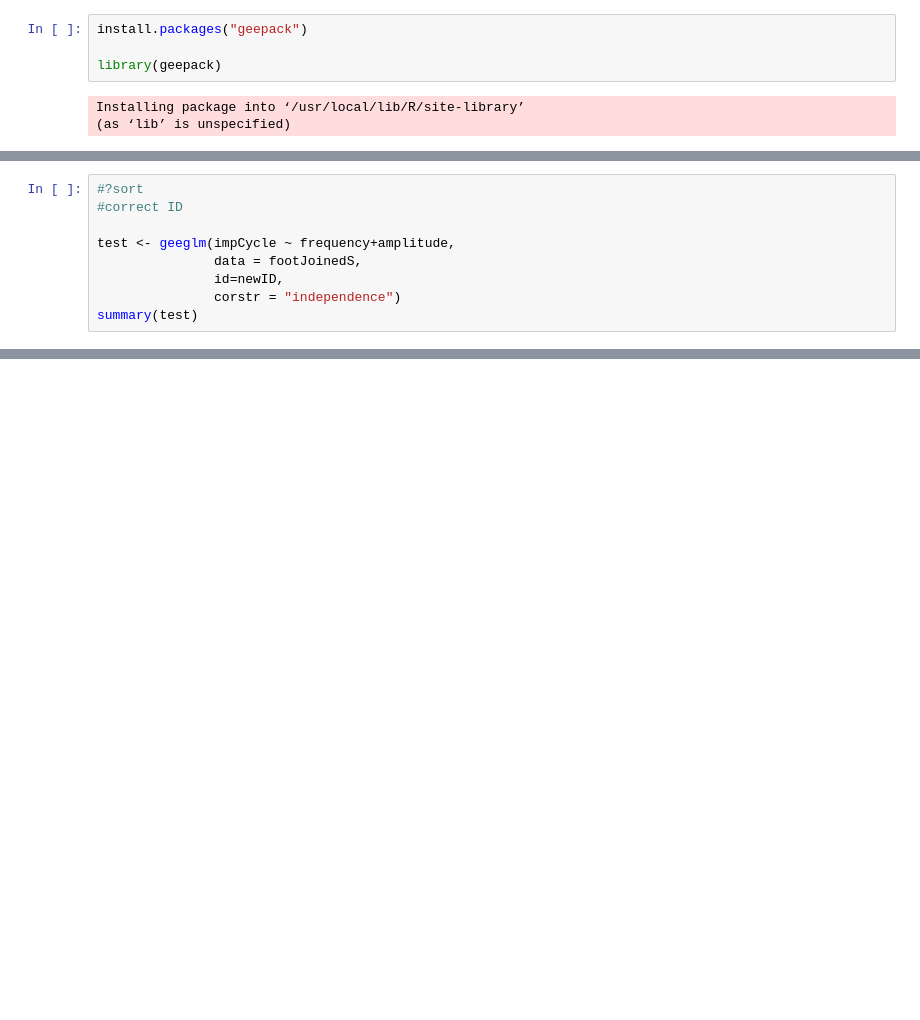
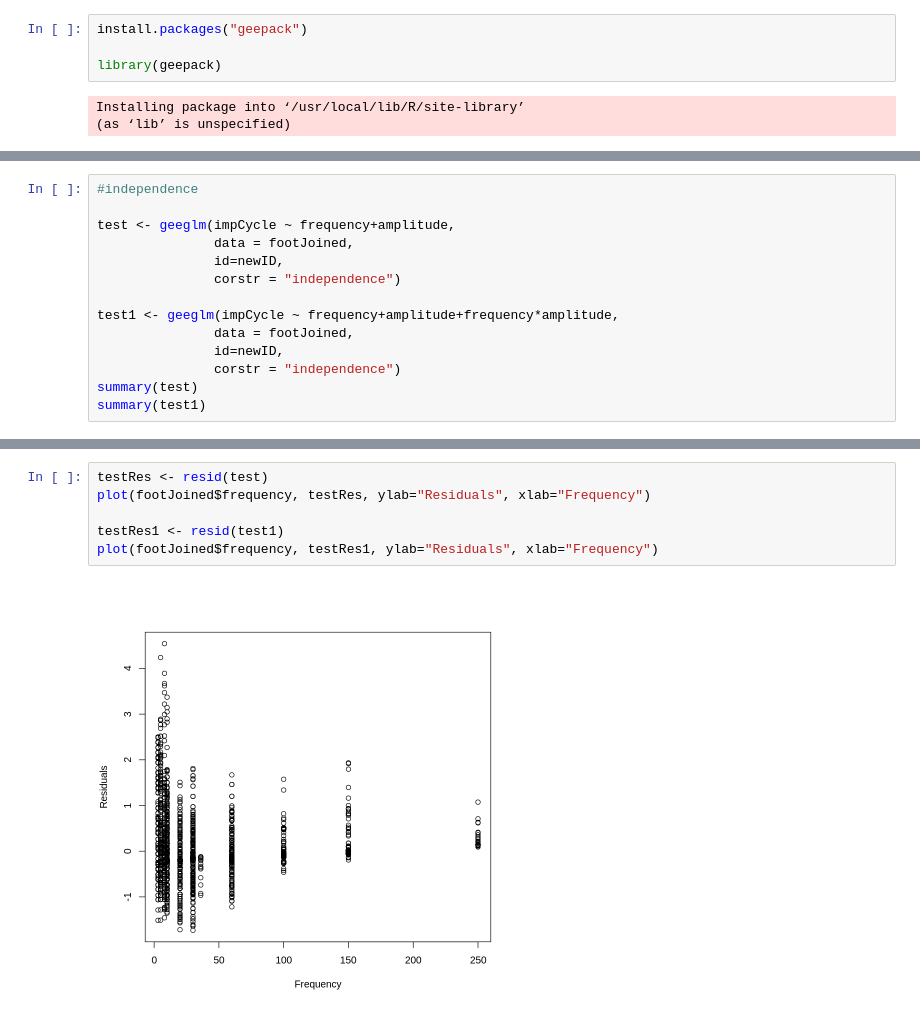
Before and after one commit to havaledar/6200, a Jupyter notebook: A2.ipynb, the cells around one changed output, grey strips where cells are left out. Drawn from its saved outputs; the diff is of its cells as text; blank space fills up the shorter version.

```diff
--- a/A2.ipynb
+++ b/A2.ipynb
@@ -435,11 +429,16 @@ footJoinedS$frequency <- as.factor(footJoinedS$frequency)
 # %%
-#?sort
-#correct ID
+#independence
 
 test <- geeglm(impCycle ~ frequency+amplitude,
-               data = footJoinedS,
+               data = footJoined,
+               id=newID,
+               corstr = "independence")
+
+test1 <- geeglm(impCycle ~ frequency+amplitude+frequency*amplitude,
+               data = footJoined,
                id=newID,
                corstr = "independence")
 summary(test)
+summary(test1)
 # %% [output]
 Call:
@@ -462,0 +481,8 @@ Number of clusters:   52  Maximum cluster size: 108
+# %%
+testRes <- resid(test)
+plot(footJoined$frequency, testRes, ylab="Residuals", xlab="Frequency")
+
+testRes1 <- resid(test1)
+plot(footJoined$frequency, testRes1, ylab="Residuals", xlab="Frequency")
+# %% [output]
+[figure, added]
```
Also changed, not shown: parts of 13 cells of this notebook.
